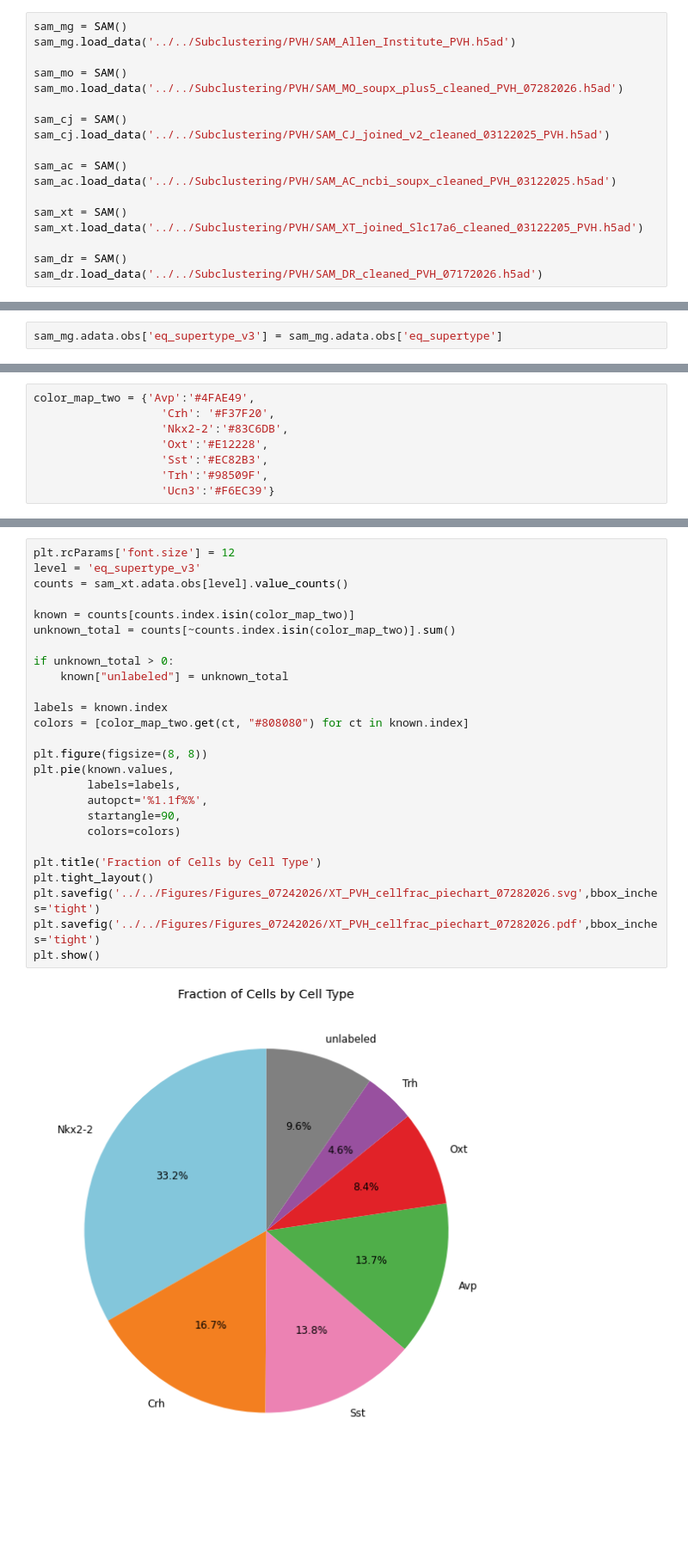
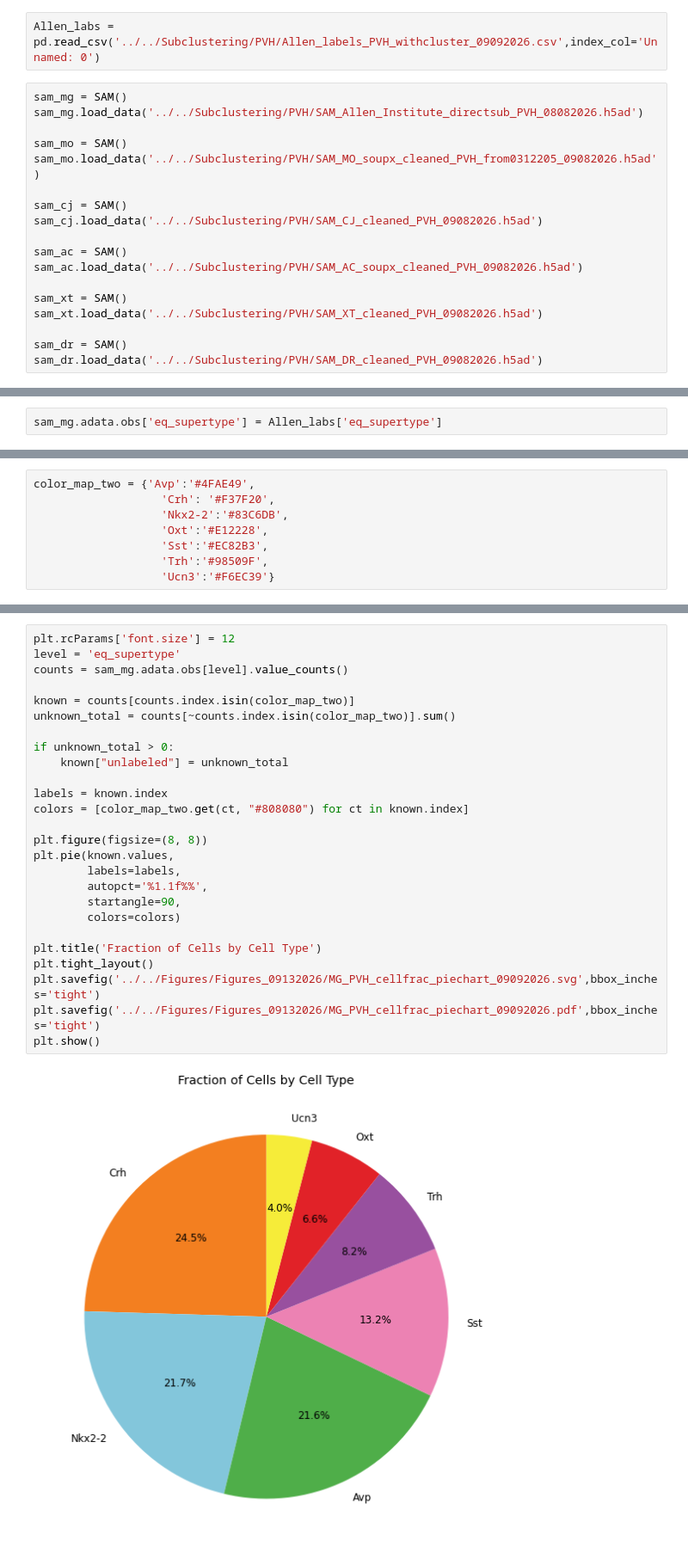
Before and after one commit to Bo-Wang-Lab/Vertebrate_hypothalamus, a Jupyter notebook: Figure4/Celltype_piechart.ipynb, the cells around one changed output, grey strips where cells are left out. Shown at 86% size. Drawn from its saved outputs; the diff is of its cells as text; blank space fills up the shorter version.

Commit message:
updating during label updates

```diff
--- a/Figure4/Celltype_piechart.ipynb
+++ b/Figure4/Celltype_piechart.ipynb
@@ -27,21 +27,23 @@ import pickle
 import itertools
 import os
 import anndata as ad
+# %%
+Allen_labs = pd.read_csv('../../Subclustering/PVH/Allen_labels_PVH_withcluster_09092026.csv',index_col='Unnamed: 0')
 # %%
 sam_mg = SAM()
-sam_mg.load_data('../../Subclustering/PVH/SAM_Allen_Institute_PVH.h5ad')
+sam_mg.load_data('../../Subclustering/PVH/SAM_Allen_Institute_directsub_PVH_08082026.h5ad')
 
 sam_mo = SAM()
-sam_mo.load_data('../../Subclustering/PVH/SAM_MO_soupx_plus5_cleaned_PVH_07282026.h5ad')
+sam_mo.load_data('../../Subclustering/PVH/SAM_MO_soupx_cleaned_PVH_from0312205_09082026.h5ad')
 
 sam_cj = SAM()
-sam_cj.load_data('../../Subclustering/PVH/SAM_CJ_joined_v2_cleaned_03122025_PVH.h5ad')
+sam_cj.load_data('../../Subclustering/PVH/SAM_CJ_cleaned_PVH_09082026.h5ad')
 
 sam_ac = SAM()
-sam_ac.load_data('../../Subclustering/PVH/SAM_AC_ncbi_soupx_cleaned_PVH_03122025.h5ad')
+sam_ac.load_data('../../Subclustering/PVH/SAM_AC_soupx_cleaned_PVH_09082026.h5ad')
 
 sam_xt = SAM()
-sam_xt.load_data('../../Subclustering/PVH/SAM_XT_joined_Slc17a6_cleaned_03122205_PVH.h5ad')
+sam_xt.load_data('../../Subclustering/PVH/SAM_XT_cleaned_PVH_09082026.h5ad')
 
 sam_dr = SAM()
-sam_dr.load_data('../../Subclustering/PVH/SAM_DR_cleaned_PVH_07172026.h5ad')
+sam_dr.load_data('../../Subclustering/PVH/SAM_DR_cleaned_PVH_09082026.h5ad')
@@ -64,3 +50,3 @@ sam_mo.adata.obs
-# %%
-sam_mg.adata.obs['eq_supertype_v3'] = sam_mg.adata.obs['eq_supertype']
+# %%
+sam_mg.adata.obs['eq_supertype'] = Allen_labs['eq_supertype']
 # %%
@@ -97,28 +62,28 @@ Categories (6, object): ['Avp', 'Crh', 'Nkx2-2', 'Oxt', 'Sst', 'Trh']
 # %%
 plt.rcParams['font.size'] = 12
-level = 'eq_supertype_v3'
-counts = sam_xt.adata.obs[level].value_counts()
+level = 'eq_supertype'
+counts = sam_mg.adata.obs[level].value_counts()
 
 known = counts[counts.index.isin(color_map_two)]
 unknown_total = counts[~counts.index.isin(color_map_two)].sum()
 
 if unknown_total > 0:
     known["unlabeled"] = unknown_total
 
 labels = known.index
 colors = [color_map_two.get(ct, "#808080") for ct in known.index]
 
 plt.figure(figsize=(8, 8))
 plt.pie(known.values,
         labels=labels,
         autopct='%1.1f%%',
         startangle=90,
         colors=colors)
 
 plt.title('Fraction of Cells by Cell Type')
 plt.tight_layout()
-plt.savefig('../../Figures/Figures_07242026/XT_PVH_cellfrac_piechart_07282026.svg',bbox_inches='tight')
-plt.savefig('../../Figures/Figures_07242026/XT_PVH_cellfrac_piechart_07282026.pdf',bbox_inches='tight')
+plt.savefig('../../Figures/Figures_09132026/MG_PVH_cellfrac_piechart_09092026.svg',bbox_inches='tight')
+plt.savefig('../../Figures/Figures_09132026/MG_PVH_cellfrac_piechart_09092026.pdf',bbox_inches='tight')
 plt.show()
 # %% [output]
-[figure, old version]
+[figure, new version]
```
Also changed, not shown: parts of 4 cells of this notebook, 23 other files.
